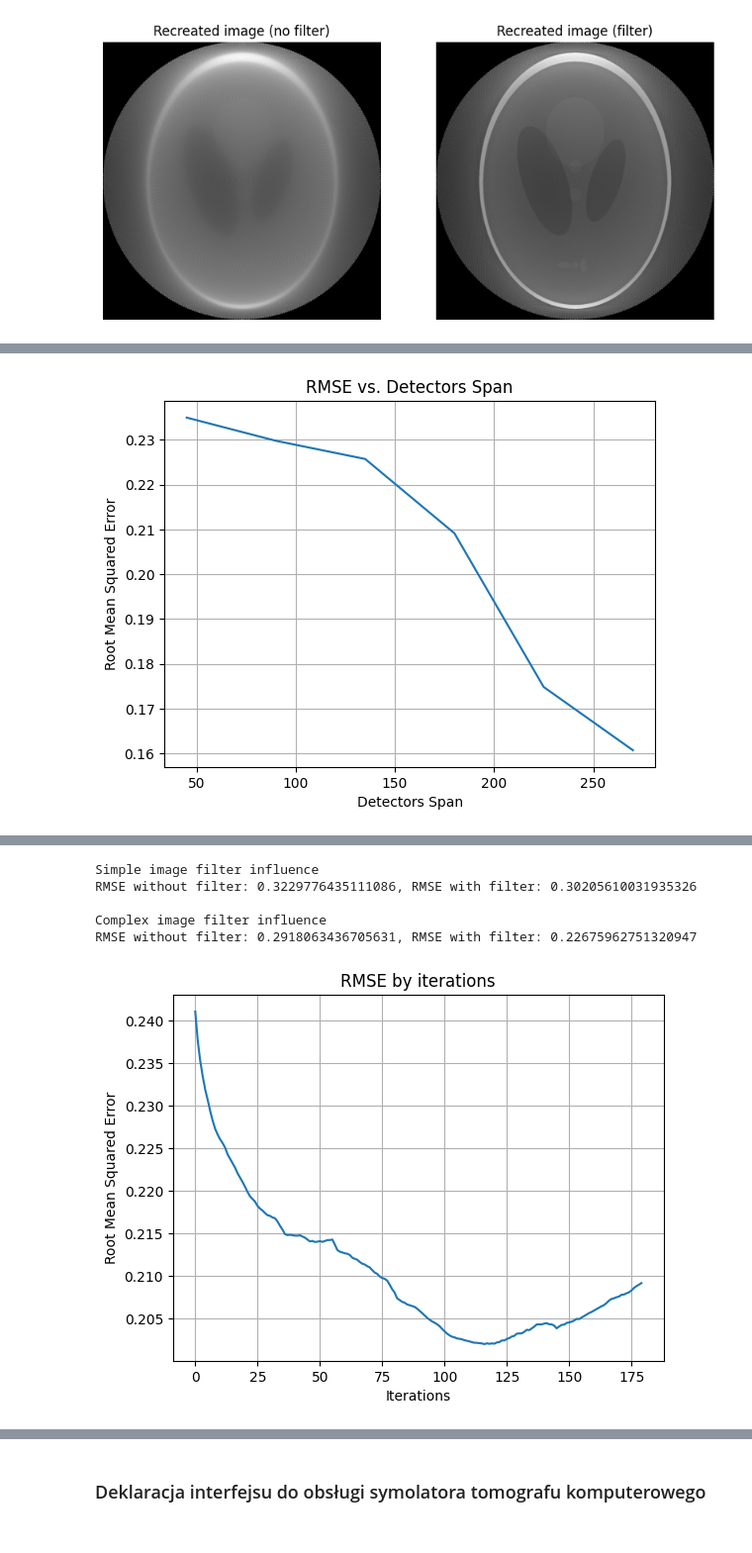
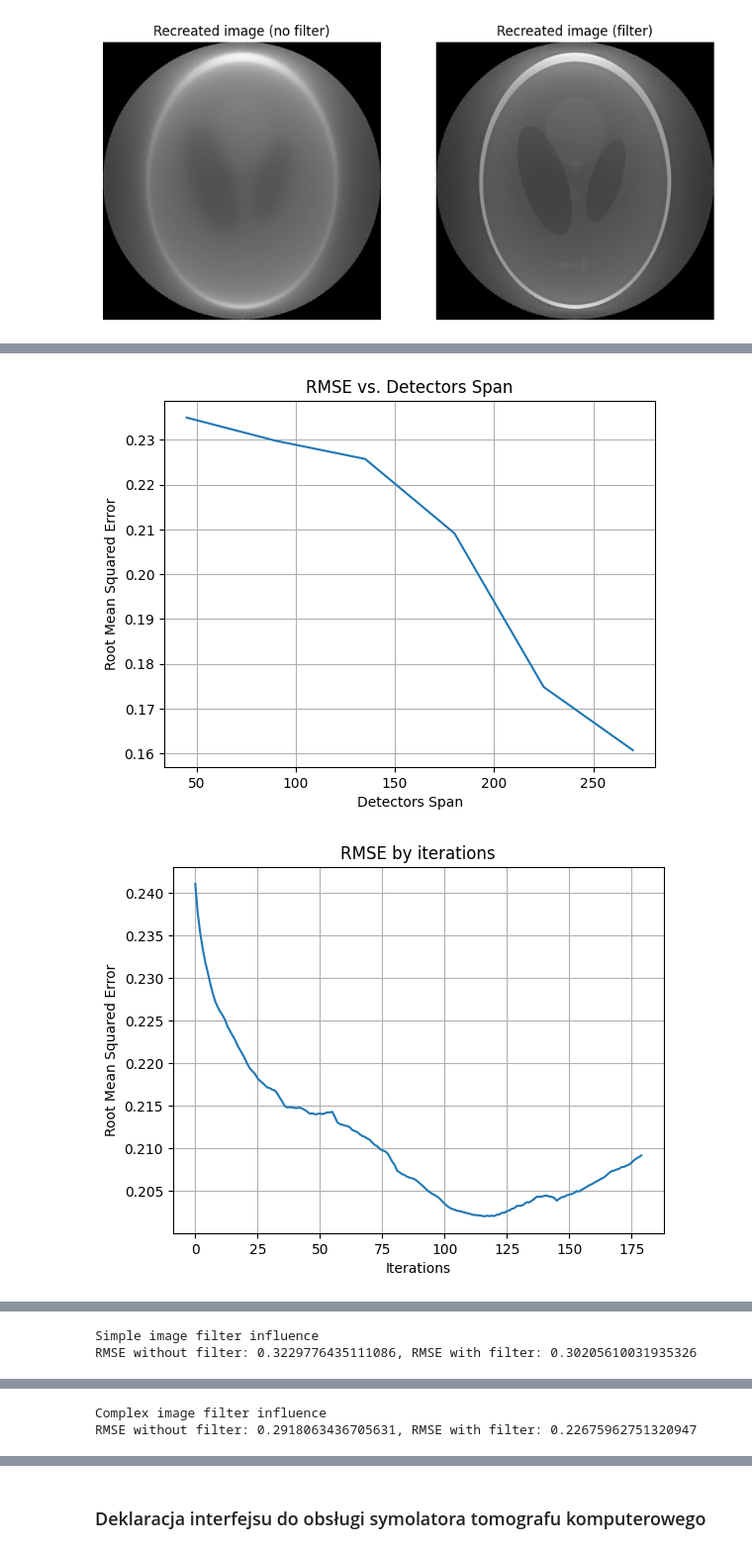
Before and after one commit to Mikokii/Tomograph-Simulator, a Jupyter notebook: tomograph_simulator.ipynb, the cells around one changed output, grey strips where cells are left out. Shown at 99% size. Saved outputs shown, nothing was run; the diff lists cells and outputs as text; code cells hidden in the pictures.

```diff
--- a/tomograph_simulator.ipynb
+++ b/tomograph_simulator.ipynb
@@ -536,6 +537,28 @@ plt.title('RMSE vs. Detectors Span')
 plt.grid(True)
 plt.show()
 
+# RMSE by iteration
+
+span_range = range(45, 271, 45)
+rmse_iterations = []
+
+sinogram, resized_shape = radonTransform(bitmap, default_step, default_detectors_span, default_detectors_number)
+
+sinogram = filtering(sinogram, 21)
+
+inversed_bitmap = inverseRadonTransform(sinogram, resized_shape, default_detectors_span)
+inversed_bitmap = cropToOriginal(inversed_bitmap, original_shape_a, original_shape_b)
+normalized_inversed_bitmap = normalizeImage(inversed_bitmap)
+
+for inversed_bitmap in inverse_radon_steps:
+    rmse_iterations.append(rootMeanSquaredError(bitmap, normalizeImage(cropToOriginal(inversed_bitmap, original_shape_a, original_shape_b))))
+
+plt.plot(range(len(inverse_radon_steps)), rmse_iterations)
+plt.xlabel('Iterations')
+plt.ylabel('Root Mean Squared Error')
+plt.title('RMSE by iterations')
+plt.grid(True)
+plt.show()
 
 # Filter usage influance for simple image
 
@@ -563,6 +586,17 @@ normalized_inversed_bitmap_filtered = normalizeImage(inversed_bitmap_filtered)
 rmse_no_filter = rootMeanSquaredError(bitmap, normalized_inversed_bitmap)
 rmse_filter = rootMeanSquaredError(bitmap, normalized_inversed_bitmap_filtered)
 
+fig, axes = plt.subplots(1, 2, figsize=(10, 5))
+
+axes[0].imshow(normalized_inversed_bitmap, cmap='gray')
+axes[0].set_title("Recreated image (no filter)")
+axes[0].axis("off")
+
+axes[1].imshow(normalized_inversed_bitmap_filtered, cmap='gray')
+axes[1].set_title("Recreated image (filter)")
+axes[1].axis("off")
+
+plt.show()
 print('Simple image filter influence')
 print(f'RMSE without filter: {rmse_no_filter}, RMSE with filter: {rmse_filter}\n')
 
@@ -571,53 +605,42 @@ print(f'RMSE without filter: {rmse_no_filter}, RMSE with filter: {rmse_filter}\n
 bitmap = turnSingleDicomIntoBitmap('shepp_logan.dcm')
 original_shape_a = bitmap.shape[0]
 original_shape_b = bitmap.shape[1]
 
 step = 1
 detectors_span = 270
 detectors_number = 360
 
 sinogram, resized_shape = radonTransform(bitmap, step, detectors_span, detectors_number)
 
 inversed_bitmap = inverseRadonTransform(sinogram, resized_shape, detectors_span)
 inversed_bitmap = cropToOriginal(inversed_bitmap, original_shape_a, original_shape_b)
 normalized_inversed_bitmap = normalizeImage(inversed_bitmap)
 
 sinogram_cp = sinogram.copy()
 sinogram_filtered = filtering(sinogram_cp, 21)
 
 inversed_bitmap_filtered = inverseRadonTransform(sinogram_filtered, resized_shape, detectors_span)
 inversed_bitmap_filtered = cropToOriginal(inversed_bitmap_filtered, original_shape_a, original_shape_b)
 normalized_inversed_bitmap_filtered = normalizeImage(inversed_bitmap_filtered)
 
 rmse_no_filter = rootMeanSquaredError(bitmap, normalized_inversed_bitmap)
 rmse_filter = rootMeanSquaredError(bitmap, normalized_inversed_bitmap_filtered)
 
+fig, axes = plt.subplots(1, 2, figsize=(10, 5))
+
+axes[0].imshow(normalized_inversed_bitmap, cmap='gray')
+axes[0].set_title("Recreated image (no filter)")
+axes[0].axis("off")
+
+axes[1].imshow(normalized_inversed_bitmap_filtered, cmap='gray')
+axes[1].set_title("Recreated image (filter)")
+axes[1].axis("off")
+
+plt.show()
 print('Complex image filter influence')
 print(f'RMSE without filter: {rmse_no_filter}, RMSE with filter: {rmse_filter}\n')
-
-# RMSE by iteration
-
-span_range = range(45, 271, 45)
-rmse_iterations = []
-
-sinogram, resized_shape = radonTransform(bitmap, default_step, default_detectors_span, default_detectors_number)
-
-sinogram = filtering(sinogram, 21)
-
-inversed_bitmap = inverseRadonTransform(sinogram, resized_shape, default_detectors_span)
-inversed_bitmap = cropToOriginal(inversed_bitmap, original_shape_a, original_shape_b)
-normalized_inversed_bitmap = normalizeImage(inversed_bitmap)
-
-for inversed_bitmap in inverse_radon_steps:
-    rmse_iterations.append(rootMeanSquaredError(bitmap, normalizeImage(cropToOriginal(inversed_bitmap, original_shape_a, original_shape_b))))
-
-plt.plot(range(len(inverse_radon_steps)), rmse_iterations)
-plt.xlabel('Iterations')
-plt.ylabel('Root Mean Squared Error')
-plt.title('RMSE by iterations')
-plt.grid(True)
-plt.show()
 # %% [output]
 [figure]
 [figure]
 [figure]
+[figure]
@@ -624,6 +648,2 @@ plt.show()
 Simple image filter influence
 RMSE without filter: 0.3229776435111086, RMSE with filter: 0.30205610031935326
-
-Complex image filter influence
-RMSE without filter: 0.2918063436705631, RMSE with filter: 0.22675962751320947
-[figure]
@@ -630,3 +651,5 @@ RMSE without filter: 0.2918063436705631, RMSE with filter: 0.22675962751320947
+Complex image filter influence
+RMSE without filter: 0.2918063436705631, RMSE with filter: 0.22675962751320947
 # %% [markdown]
 * Liczba detektorów <br>
 Obliczenia RMSE zgadzają się z subiektywną oceną obrazu. Zwiększanie liczby detektorów powoduje coraz mocniejsze rozświetlenie obrazu i coraz widoczniejsze stają się promienie dookoła oryginalnego obrazu. Zmiana obróbki finalnego obrazu mogłaby pomóc z tym problemem, jednak przy obecnej implementacji lepiej sprawdzają się mniejsze liczby detektorów (do minimalnej wartości 90, gdyż poniżej tej wartości obrazy stają się już niewyraźne).
```
Also changed, not shown: parts of 3 cells of this notebook, 2 other files.
